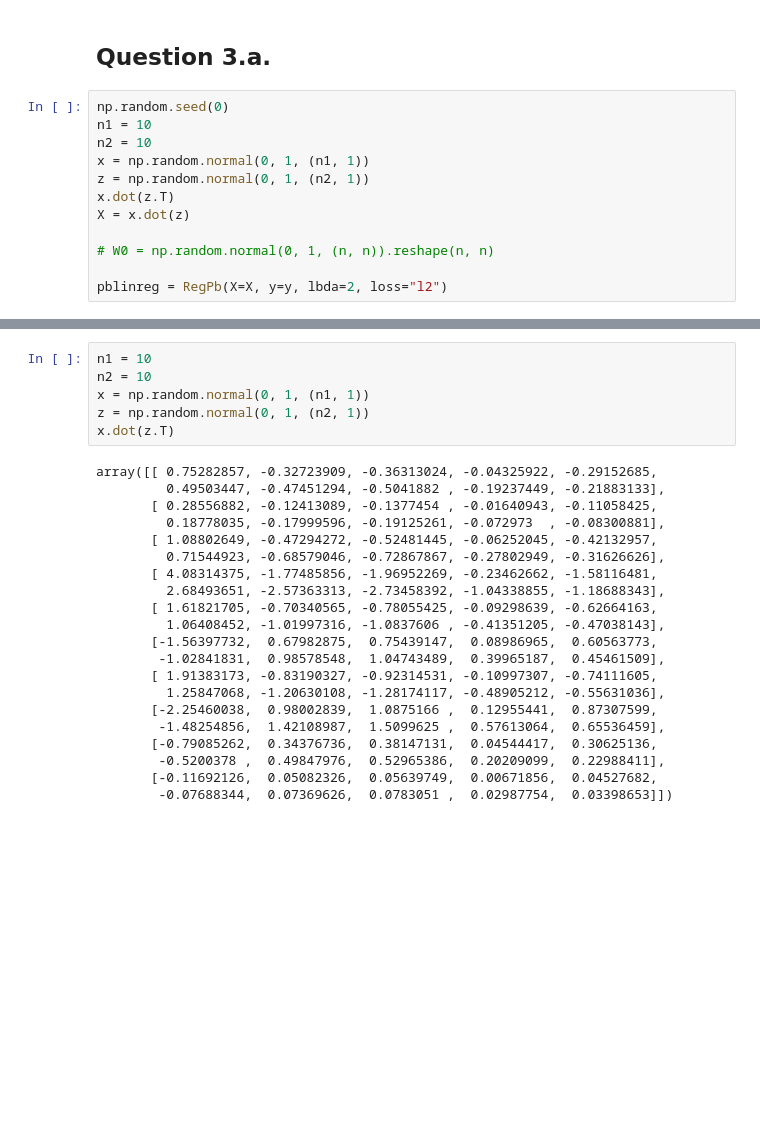
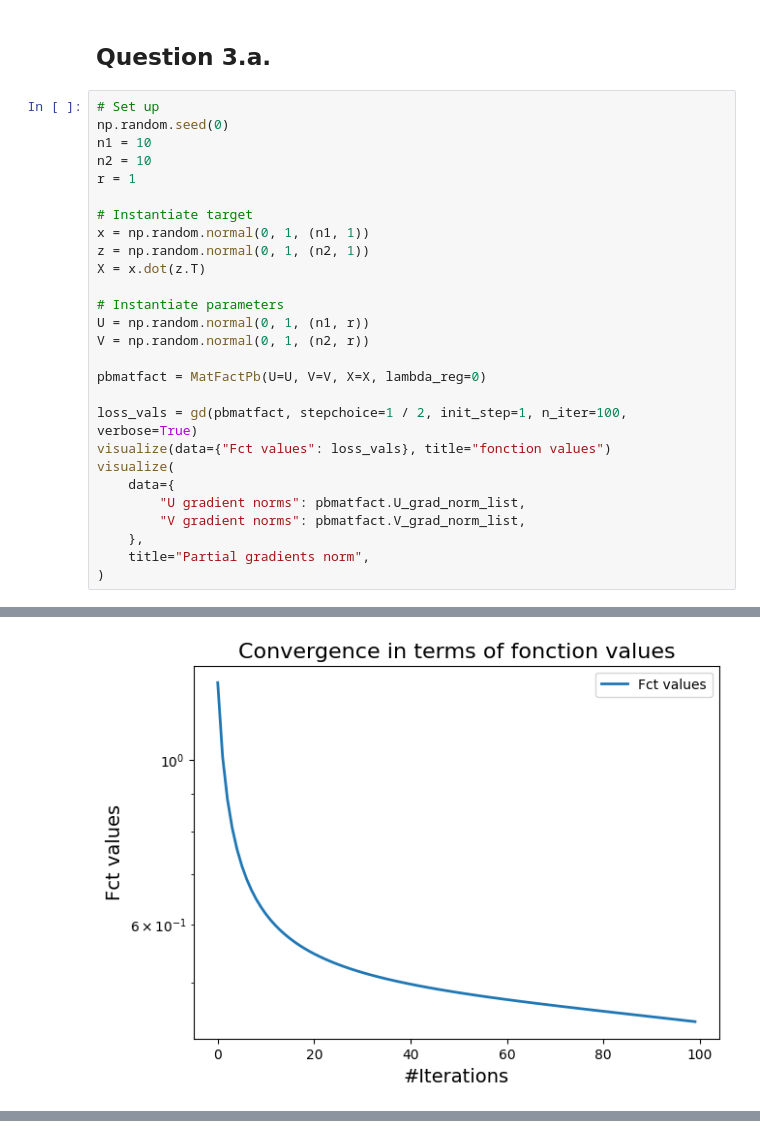
Before and after one commit to Pi-erren/psl_iasd_works, a Jupyter notebook: optimization/project/ml_optimization_project.ipynb, the cells around one changed output, grey strips where cells are left out. Drawn from its saved outputs; the diff is of its cells as text; blank space fills up the shorter version.

```diff
--- a/optimization/project/ml_optimization_project.ipynb
+++ b/optimization/project/ml_optimization_project.ipynb
@@ -148,14 +94,30 @@ visualize(data={"Gradient norm": overparam_norm_grad_val}, title="norm of gradie
 # %% [markdown]
 ## Question 3.a.
 # %%
+# Set up
 np.random.seed(0)
 n1 = 10
 n2 = 10
+r = 1
+
+# Instantiate target
 x = np.random.normal(0, 1, (n1, 1))
 z = np.random.normal(0, 1, (n2, 1))
-x.dot(z.T)
-X = x.dot(z)
+X = x.dot(z.T)
 
-# W0 = np.random.normal(0, 1, (n, n)).reshape(n, n)
+# Instantiate parameters
+U = np.random.normal(0, 1, (n1, r))
+V = np.random.normal(0, 1, (n2, r))
 
-pblinreg = RegPb(X=X, y=y, lbda=2, loss="l2")
+pbmatfact = MatFactPb(U=U, V=V, X=X, lambda_reg=0)
+
+loss_vals = gd(pbmatfact, stepchoice=1 / 2, init_step=1, n_iter=100, verbose=True)
+visualize(data={"Fct values": loss_vals}, title="fonction values")
+visualize(
+    data={
+        "U gradient norms": pbmatfact.U_grad_norm_list,
+        "V gradient norms": pbmatfact.V_grad_norm_list,
+    },
+    title="Partial gradients norm",
+)
+# %% [output]
@@ -161,0 +141 @@ pblinreg = RegPb(X=X, y=y, lbda=2, loss="l2")
+[figure, added]
@@ -162,27 +142,0 @@ pblinreg = RegPb(X=X, y=y, lbda=2, loss="l2")
-# %%
-n1 = 10
-n2 = 10
-x = np.random.normal(0, 1, (n1, 1))
-z = np.random.normal(0, 1, (n2, 1))
-x.dot(z.T)
-# %% [output]
-array([[ 0.75282857, -0.32723909, -0.36313024, -0.04325922, -0.29152685,
-         0.49503447, -0.47451294, -0.5041882 , -0.19237449, -0.21883133],
-       [ 0.28556882, -0.12413089, -0.1377454 , -0.01640943, -0.11058425,
-         0.18778035, -0.17999596, -0.19125261, -0.072973  , -0.08300881],
-       [ 1.08802649, -0.47294272, -0.52481445, -0.06252045, -0.42132957,
-         0.71544923, -0.68579046, -0.72867867, -0.27802949, -0.31626626],
-       [ 4.08314375, -1.77485856, -1.96952269, -0.23462662, -1.58116481,
-         2.68493651, -2.57363313, -2.73458392, -1.04338855, -1.18688343],
-       [ 1.61821705, -0.70340565, -0.78055425, -0.09298639, -0.62664163,
-         1.06408452, -1.01997316, -1.0837606 , -0.41351205, -0.47038143],
-       [-1.56397732,  0.67982875,  0.75439147,  0.08986965,  0.60563773,
-        -1.02841831,  0.98578548,  1.04743489,  0.39965187,  0.45461509],
-       [ 1.91383173, -0.83190327, -0.92314531, -0.10997307, -0.74111605,
-         1.25847068, -1.20630108, -1.28174117, -0.48905212, -0.55631036],
-       [-2.25460038,  0.98002839,  1.0875166 ,  0.12955441,  0.87307599,
-        -1.48254856,  1.42108987,  1.5099625 ,  0.57613064,  0.65536459],
-       [-0.79085262,  0.34376736,  0.38147131,  0.04544417,  0.30625136,
-        -0.5200378 ,  0.49847976,  0.52965386,  0.20209099,  0.22988411],
-       [-0.11692126,  0.05082326,  0.05639749,  0.00671856,  0.04527682,
-        -0.07688344,  0.07369626,  0.0783051 ,  0.02987754,  0.03398653]])
```
Also changed, not shown: parts of 8 cells of this notebook, 5 other files.
